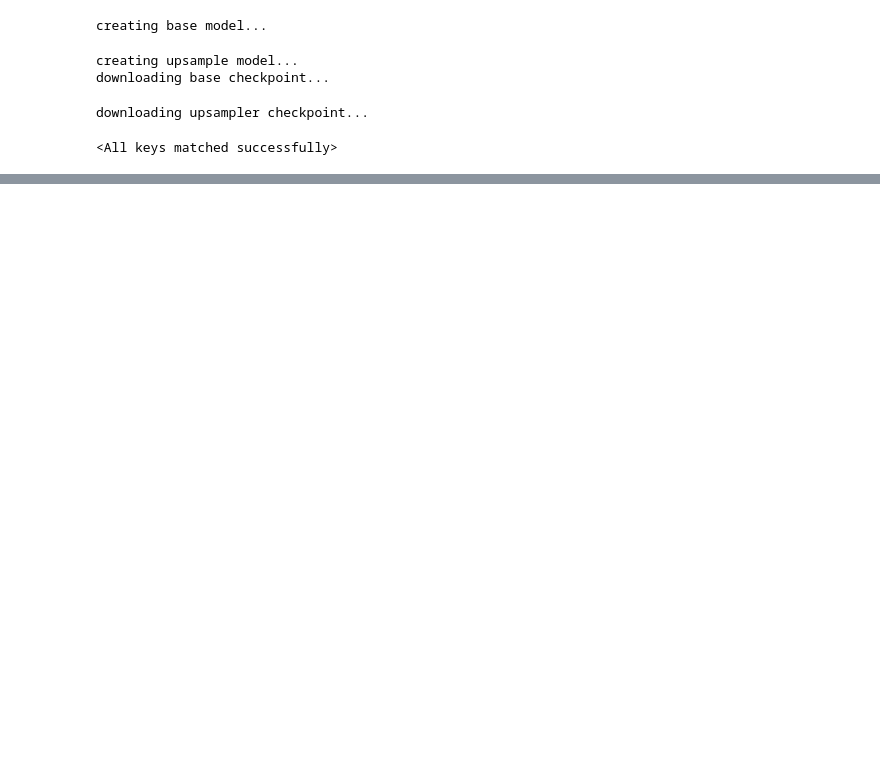
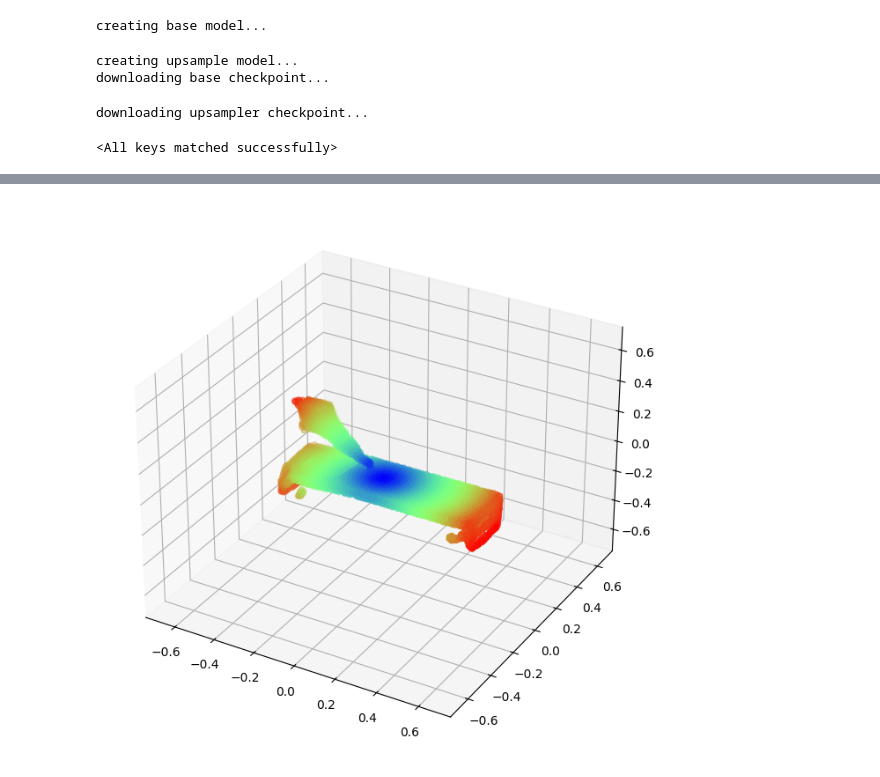
Before and after one commit to mmeagher/point-e, a Jupyter notebook: point_e/examples/text2pointcloud.ipynb, the cells around one changed output, grey strips where cells are left out. Cells and saved outputs as stored; diff of their text form; code cells hidden in the pictures; blank space fills up the shorter version.

```diff
--- a/point_e/examples/text2pointcloud.ipynb
+++ b/point_e/examples/text2pointcloud.ipynb
@@ -144,13 +151,15 @@ fig = plot_point_cloud(pc, grid_size=1, fixed_bounds=((-0.75, -0.75, -0.75),(0.7
 # %%
 import numpy as np
 
 # Color by distance from origin
 distances = np.linalg.norm(pc.coords, axis=1)
 normalized_dist = (distances - distances.min()) / (distances.max() - distances.min())
 
-# Create a color map (e.g., viridis-like)
+# Create a color map (e.g., viridis-like) - ensure all values are 0-1
 pc.channels['R'] = normalized_dist
-pc.channels['G'] = np.sin(normalized_dist * np.pi)
+pc.channels['G'] = np.abs(np.sin(normalized_dist * np.pi))  # Use abs() to keep positive
 pc.channels['B'] = 1.0 - normalized_dist
 
 fig = plot_point_cloud(pc, grid_size=1, fixed_bounds=((-0.75, -0.75, -0.75),(0.75, 0.75, 0.75)))
+# %% [output]
+[figure, added]
```
Also changed, not shown: parts of 11 cells of this notebook.
